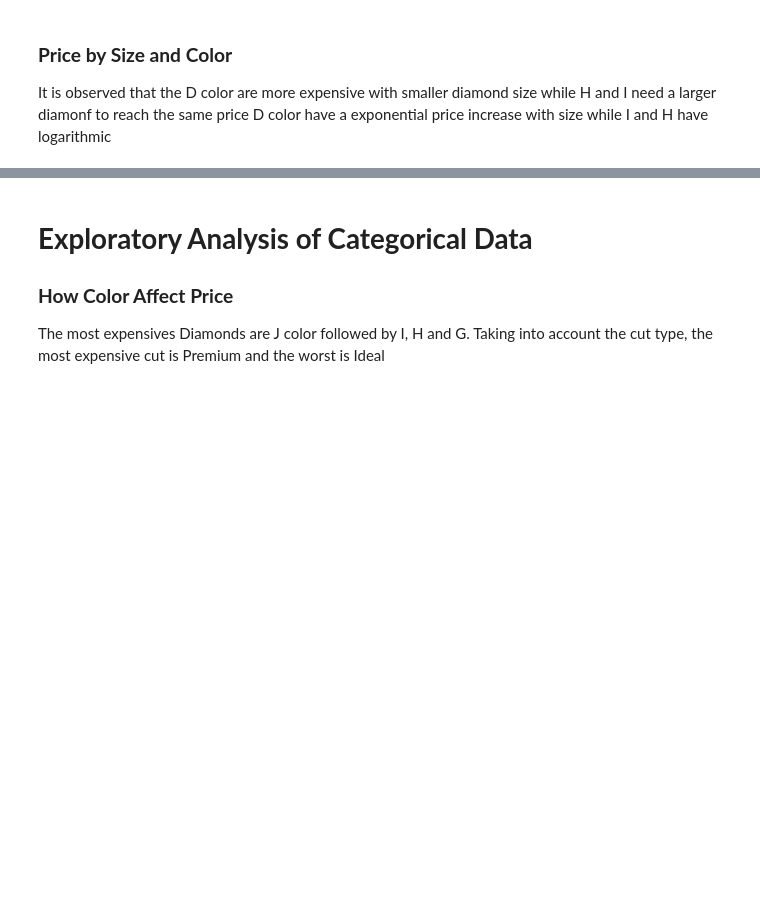
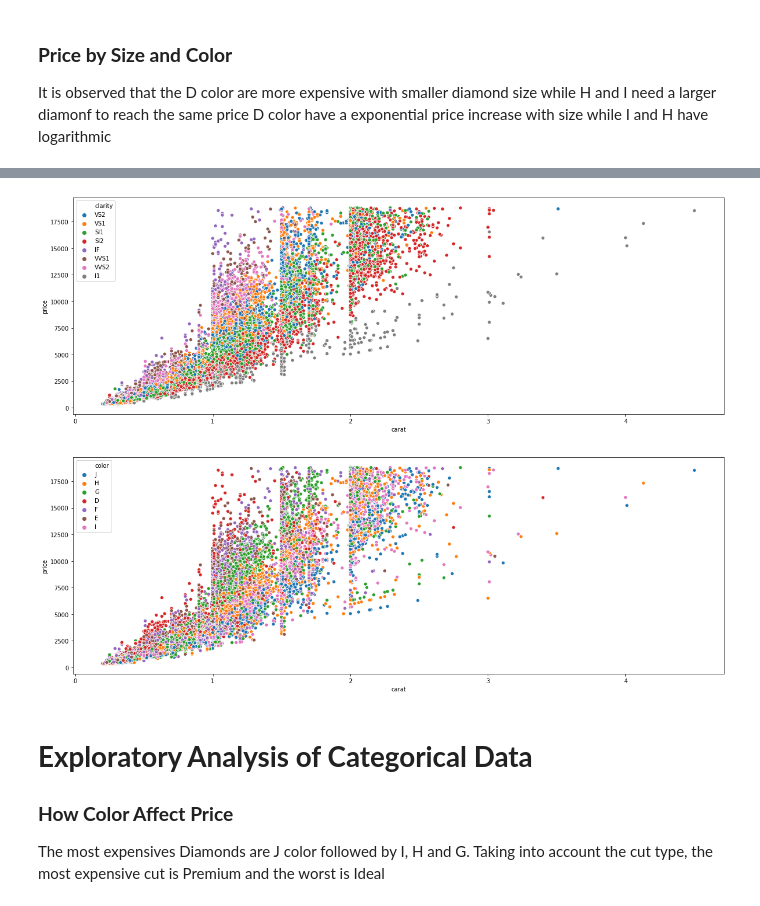
Before and after one commit to Melonn96/Data-Visualization-Project, a Jupyter notebook: Exploratory Analysis.ipynb, the cells around one changed output, grey strips where cells are left out. Cells and saved outputs as stored; diff of their text form; code cells hidden in the pictures; blank space fills up the shorter version.

```diff
--- a/Exploratory Analysis.ipynb
+++ b/Exploratory Analysis.ipynb
@@ -69,3 +76,12 @@ sns.scatterplot(x = 'z', y = 'price', hue = 'color', data = diamonds, ax = ax[2]
+# %%
+fig, ax = plt.subplots(nrows = 2, ncols = 1, figsize = (20,15))
+
+sns.scatterplot(x = 'carat', y = 'price', hue = 'clarity', data = diamonds, ax = ax[0])
+sns.scatterplot(x = 'carat', y = 'price', hue = 'color', data = diamonds, ax = ax[1])
+
+plt.savefig('./images/carat_price.png')
+# %% [output]
+[figure, added]
 # %% [markdown]
 # **Exploratory Analysis of Categorical Data**
 
```
Also changed, not shown: parts of 5 cells of this notebook, 5 other files.
